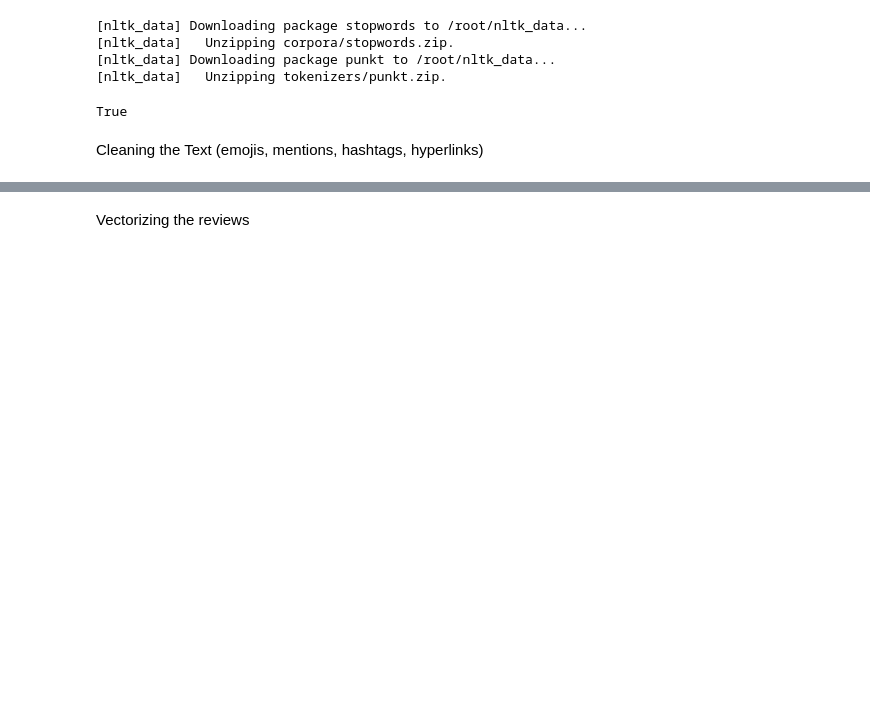
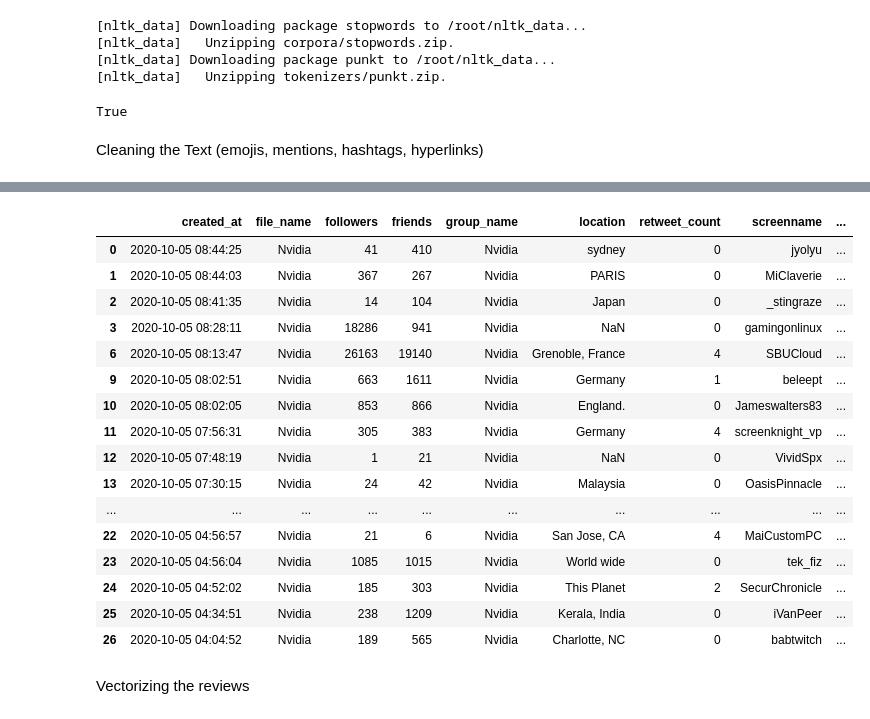
Before and after one commit to Arnav1511/OMSA, a Jupyter notebook: MajorProject.ipynb, the cells around one changed output, grey strips where cells are left out. Cells and saved outputs as stored; diff of their text form; code cells hidden in the pictures; blank space fills up the shorter version.

```diff
--- a/MajorProject.ipynb
+++ b/MajorProject.ipynb
@@ -151,3 +146,23 @@ df.head(12)
+# %%
+df.head(20)
+# %% [output]
+|  | created_at | file_name | followers | friends | group_name | location | retweet_count | screenname | ... |
+| 0 | 2020-10-05 08:44:25 | Nvidia | 41 | 410 | Nvidia | sydney | 0 | jyolyu | ... |
+| 1 | 2020-10-05 08:44:03 | Nvidia | 367 | 267 | Nvidia | PARIS | 0 | MiClaverie | ... |
+| 2 | 2020-10-05 08:41:35 | Nvidia | 14 | 104 | Nvidia | Japan | 0 | _stingraze | ... |
+| 3 | 2020-10-05 08:28:11 | Nvidia | 18286 | 941 | Nvidia | NaN | 0 | gamingonlinux | ... |
+| 6 | 2020-10-05 08:13:47 | Nvidia | 26163 | 19140 | Nvidia | Grenoble, France | 4 | SBUCloud | ... |
+| 9 | 2020-10-05 08:02:51 | Nvidia | 663 | 1611 | Nvidia | Germany | 1 | beleept | ... |
+| 10 | 2020-10-05 08:02:05 | Nvidia | 853 | 866 | Nvidia | England. | 0 | Jameswalters83 | ... |
+| 11 | 2020-10-05 07:56:31 | Nvidia | 305 | 383 | Nvidia | Germany | 4 | screenknight_vp | ... |
+| 12 | 2020-10-05 07:48:19 | Nvidia | 1 | 21 | Nvidia | NaN | 0 | VividSpx | ... |
+| 13 | 2020-10-05 07:30:15 | Nvidia | 24 | 42 | Nvidia | Malaysia | 0 | OasisPinnacle | ... |
+| ... | ... | ... | ... | ... | ... | ... | ... | ... | ... |
+| 22 | 2020-10-05 04:56:57 | Nvidia | 21 | 6 | Nvidia | San Jose, CA | 4 | MaiCustomPC | ... |
+| 23 | 2020-10-05 04:56:04 | Nvidia | 1085 | 1015 | Nvidia | World wide | 0 | tek_fiz | ... |
+| 24 | 2020-10-05 04:52:02 | Nvidia | 185 | 303 | Nvidia | This Planet | 2 | SecurChronicle | ... |
+| 25 | 2020-10-05 04:34:51 | Nvidia | 238 | 1209 | Nvidia | Kerala, India | 0 | iVanPeer | ... |
+| 26 | 2020-10-05 04:04:52 | Nvidia | 189 | 565 | Nvidia | Charlotte, NC | 0 | babtwitch | ... |
 # %% [markdown]
 Vectorizing the reviews
 # %%
```
Also changed, not shown: parts of 7 cells of this notebook.
